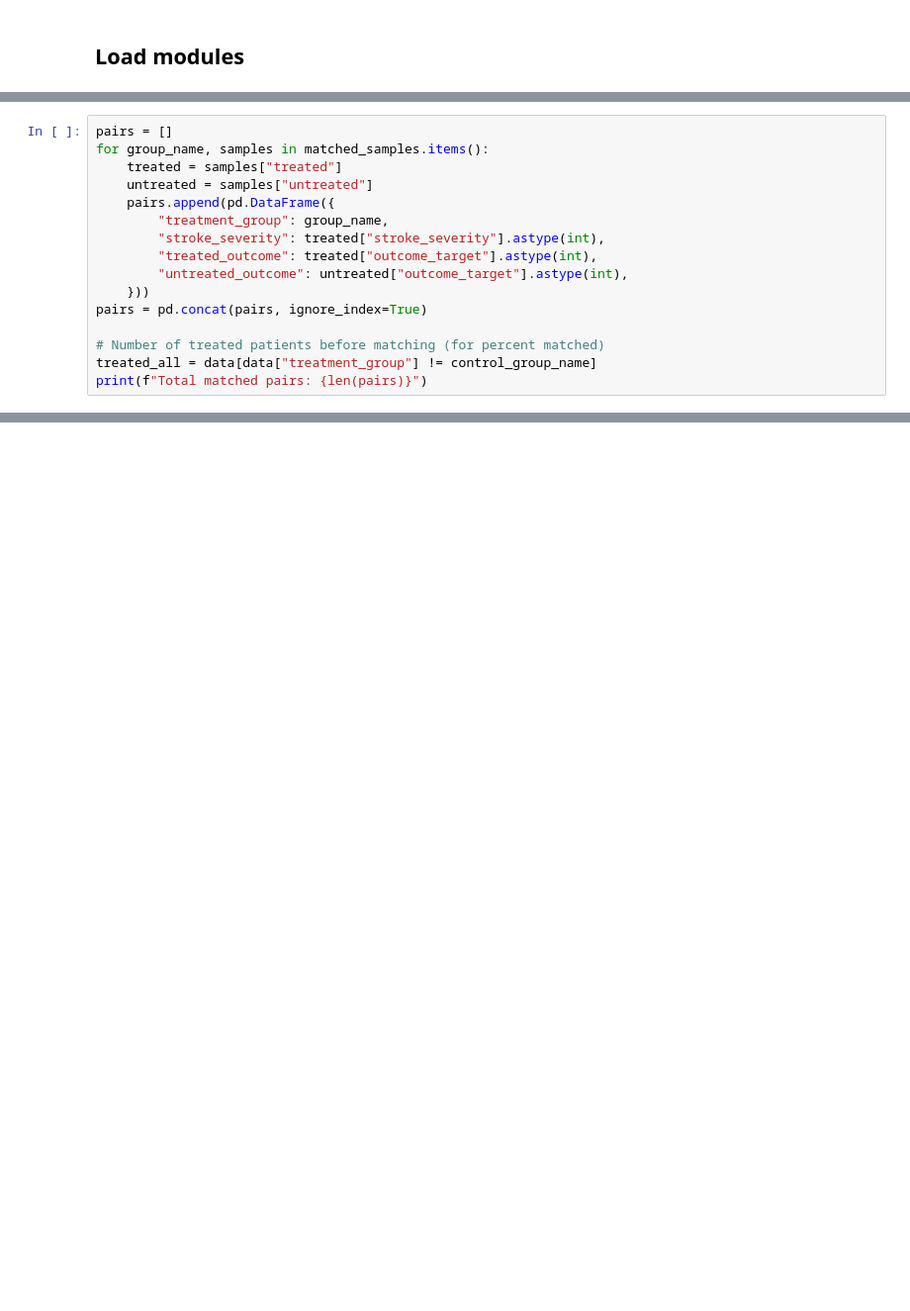
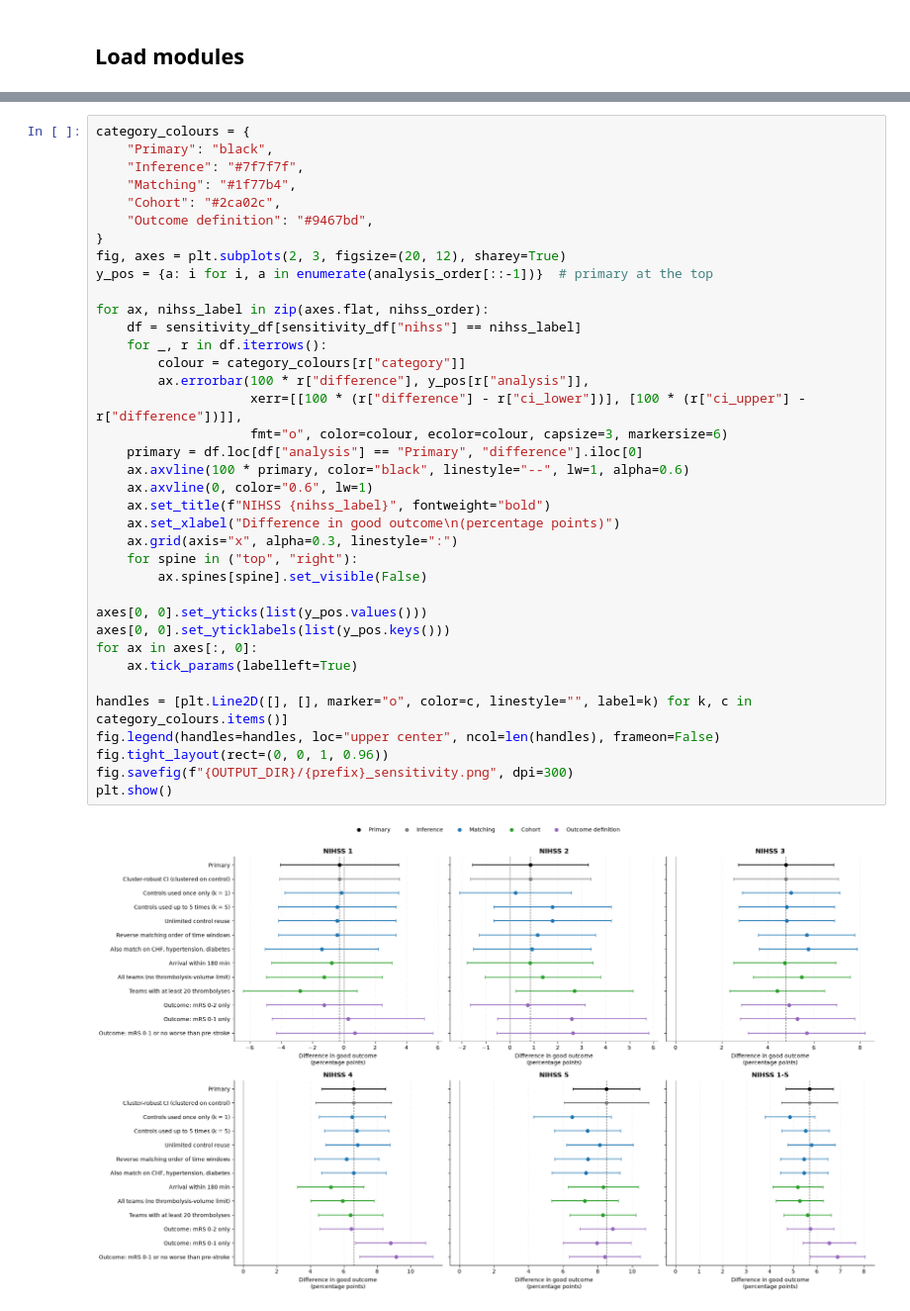
Before and after one commit to samuel-book/samuel-3, a Jupyter notebook: 4_target_trial_emulation/02_mild_thrombolysis_by_nihss_1_to_5_target_trial_good_outcome.ipynb, the cells around one changed output, grey strips where cells are left out. Shown at 99% size. Saved outputs shown, nothing was run; the diff lists cells and outputs as text; blank space fills up the shorter version.

```diff
--- a/4_target_trial_emulation/02_mild_thrombolysis_by_nihss_1_to_5_target_trial_good_outcome.ipynb
+++ b/4_target_trial_emulation/02_mild_thrombolysis_by_nihss_1_to_5_target_trial_good_outcome.ipynb
@@ -228,16 +41,0 @@ Put all matched pairs in one table (one row per pair).
-# %%
-pairs = []
-for group_name, samples in matched_samples.items():
-    treated = samples["treated"]
-    untreated = samples["untreated"]
-    pairs.append(pd.DataFrame({
-        "treatment_group": group_name,
-        "stroke_severity": treated["stroke_severity"].astype(int),
-        "treated_outcome": treated["outcome_target"].astype(int),
-        "untreated_outcome": untreated["outcome_target"].astype(int),
-    }))
-pairs = pd.concat(pairs, ignore_index=True)
-
-# Number of treated patients before matching (for percent matched)
-treated_all = data[data["treatment_group"] != control_group_name]
-print(f"Total matched pairs: {len(pairs)}")
@@ -559,0 +838,39 @@ plt.show()
+# %%
+category_colours = {
+    "Primary": "black",
+    "Inference": "#7f7f7f",
+    "Matching": "#1f77b4",
+    "Cohort": "#2ca02c",
+    "Outcome definition": "#9467bd",
+}
+fig, axes = plt.subplots(2, 3, figsize=(20, 12), sharey=True)
+y_pos = {a: i for i, a in enumerate(analysis_order[::-1])}  # primary at the top
+
+for ax, nihss_label in zip(axes.flat, nihss_order):
+    df = sensitivity_df[sensitivity_df["nihss"] == nihss_label]
+    for _, r in df.iterrows():
+        colour = category_colours[r["category"]]
+        ax.errorbar(100 * r["difference"], y_pos[r["analysis"]],
+                    xerr=[[100 * (r["difference"] - r["ci_lower"])], [100 * (r["ci_upper"] - r["difference"])]],
+                    fmt="o", color=colour, ecolor=colour, capsize=3, markersize=6)
+    primary = df.loc[df["analysis"] == "Primary", "difference"].iloc[0]
+    ax.axvline(100 * primary, color="black", linestyle="--", lw=1, alpha=0.6)
+    ax.axvline(0, color="0.6", lw=1)
+    ax.set_title(f"NIHSS {nihss_label}", fontweight="bold")
+    ax.set_xlabel("Difference in good outcome\n(percentage points)")
+    ax.grid(axis="x", alpha=0.3, linestyle=":")
+    for spine in ("top", "right"):
+        ax.spines[spine].set_visible(False)
+
+axes[0, 0].set_yticks(list(y_pos.values()))
+axes[0, 0].set_yticklabels(list(y_pos.keys()))
+for ax in axes[:, 0]:
+    ax.tick_params(labelleft=True)
+
+handles = [plt.Line2D([], [], marker="o", color=c, linestyle="", label=k) for k, c in category_colours.items()]
+fig.legend(handles=handles, loc="upper center", ncol=len(handles), frameon=False)
+fig.tight_layout(rect=(0, 0, 1, 0.96))
+fig.savefig(f"{OUTPUT_DIR}/{prefix}_sensitivity.png", dpi=300)
+plt.show()
+# %% [output]
+[figure, added]
```
Also changed, not shown: parts of 59 cells of this notebook.
